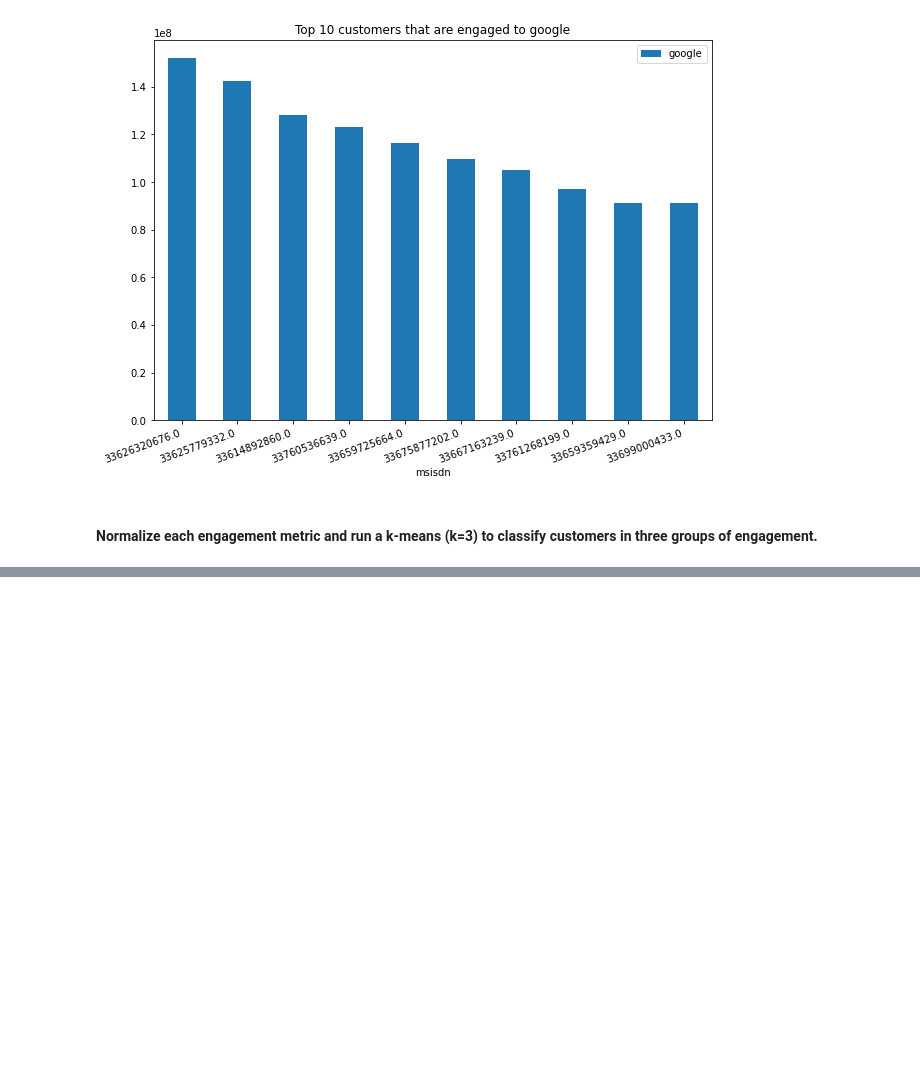
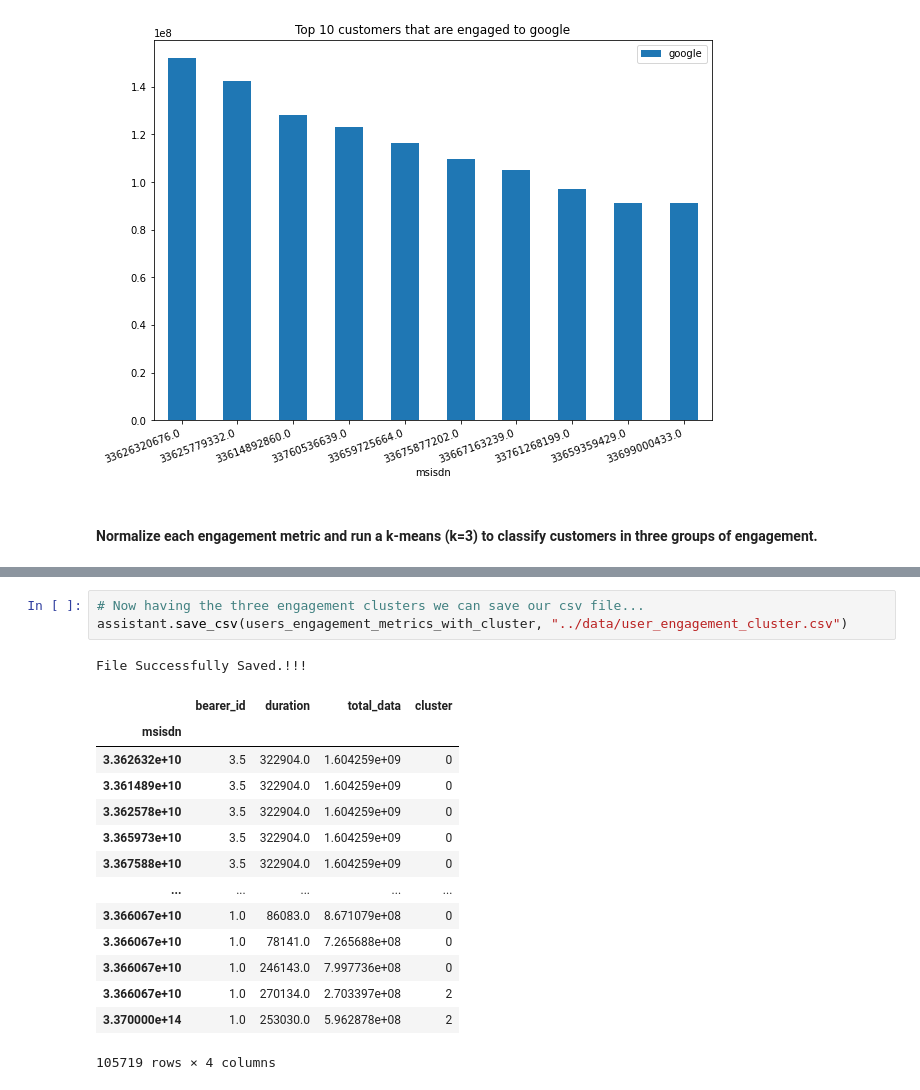
Before and after one commit to michaelgetachew-abebe/Telecom-User-Analytics, a Jupyter notebook: notebooks/user_engagement_analysis.ipynb, the cells around one changed output, grey strips where cells are left out. Saved outputs shown, nothing was run; the diff lists cells and outputs as text; blank space fills up the shorter version.

```diff
--- a/notebooks/user_engagement_analysis.ipynb
+++ b/notebooks/user_engagement_analysis.ipynb
@@ -260,0 +338,19 @@ users_engagement_metrics_with_cluster["cluster"] = predictions
+# %%
+# Now having the three engagement clusters we can save our csv file...
+assistant.save_csv(users_engagement_metrics_with_cluster, "../data/user_engagement_cluster.csv")
+# %% [output]
+File Successfully Saved.!!!
+|  | bearer_id | duration | total_data | cluster |
+| msisdn |  |  |  |  |
+| 3.362632e+10 | 3.5 | 322904.0 | 1.604259e+09 | 0 |
+| 3.361489e+10 | 3.5 | 322904.0 | 1.604259e+09 | 0 |
+| 3.362578e+10 | 3.5 | 322904.0 | 1.604259e+09 | 0 |
+| 3.365973e+10 | 3.5 | 322904.0 | 1.604259e+09 | 0 |
+| 3.367588e+10 | 3.5 | 322904.0 | 1.604259e+09 | 0 |
+| ... | ... | ... | ... | ... |
+| 3.366067e+10 | 1.0 | 86083.0 | 8.671079e+08 | 0 |
+| 3.366067e+10 | 1.0 | 78141.0 | 7.265688e+08 | 0 |
+| 3.366067e+10 | 1.0 | 246143.0 | 7.997736e+08 | 0 |
+| 3.366067e+10 | 1.0 | 270134.0 | 2.703397e+08 | 2 |
+| 3.370000e+14 | 1.0 | 253030.0 | 5.962878e+08 | 2 |
+105719 rows × 4 columns
```
Also changed, not shown: parts of 5 cells of this notebook, 1 other file.
